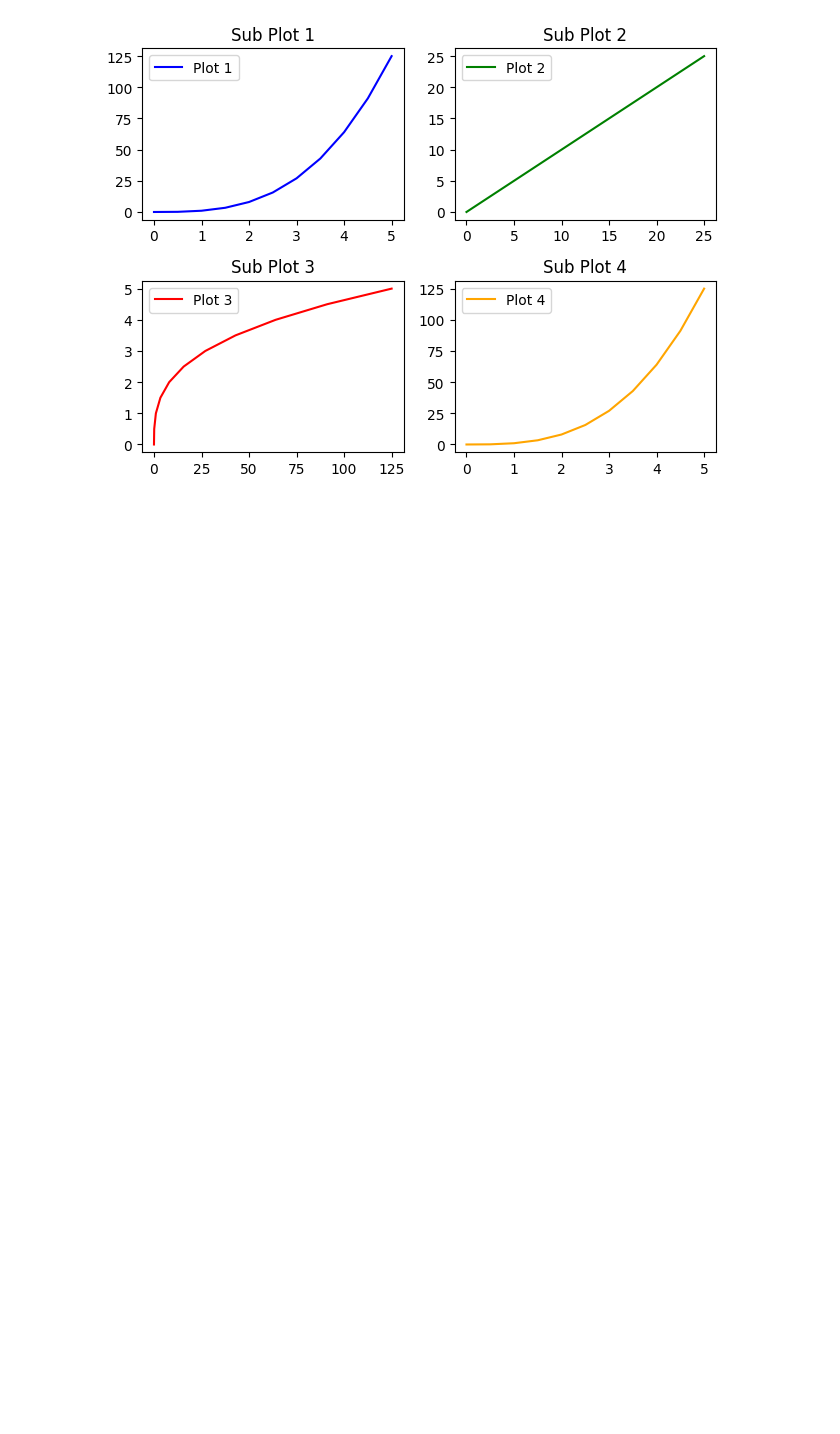
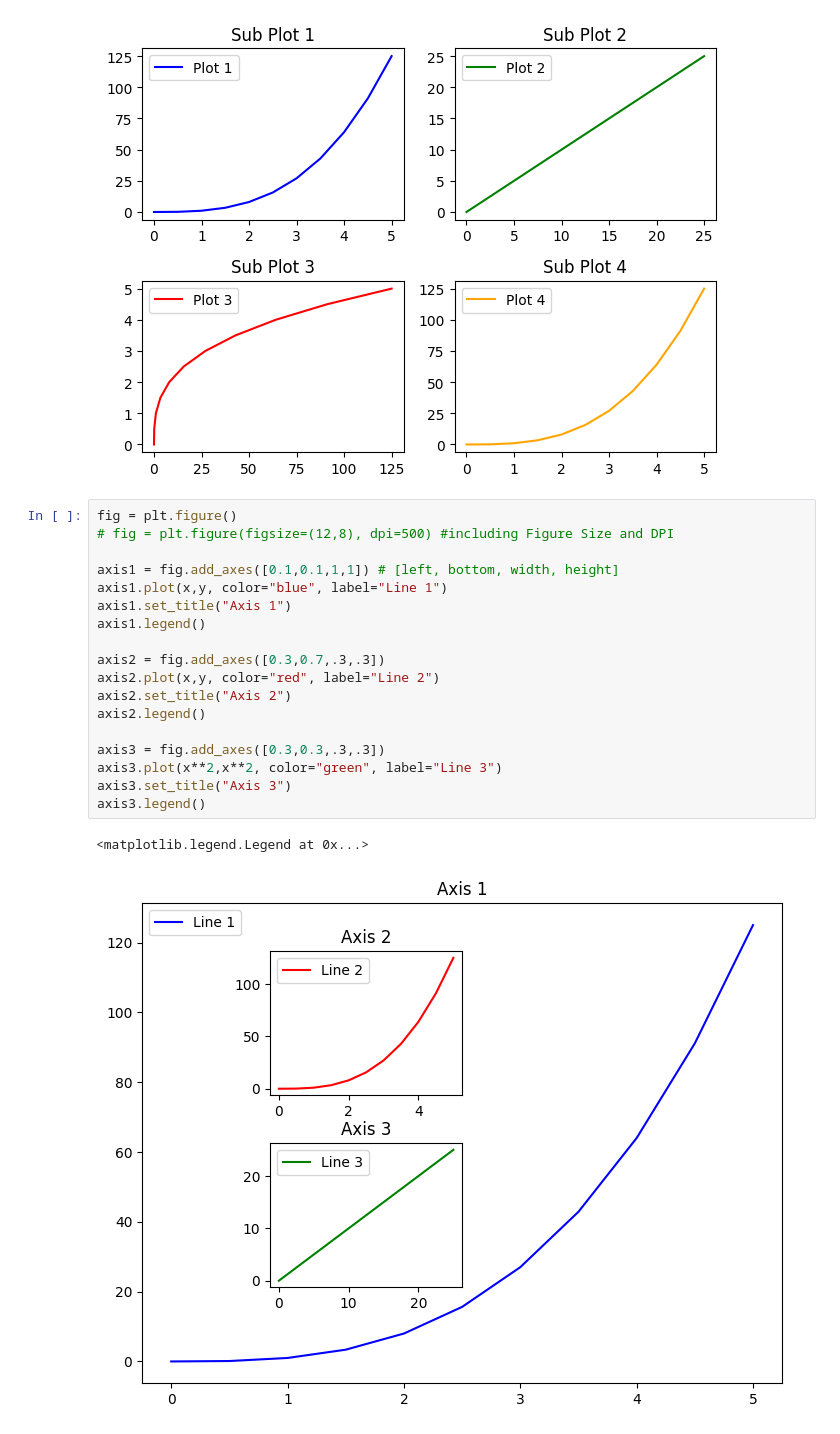
Before and after one commit to SatChittAnand/Data-Visualization, a Jupyter notebook: Data_Visualization.ipynb, the cells around one changed output. Saved outputs shown, nothing was run; the diff lists cells and outputs as text; blank space fills up the shorter version.

```diff
--- a/Data_Visualization.ipynb
+++ b/Data_Visualization.ipynb
@@ -128,3 +128,24 @@ plt.title("Sub Plot 4")
 plt.tight_layout()
 # %% [output]
 [figure]
+# %%
+fig = plt.figure()
+# fig = plt.figure(figsize=(12,8), dpi=500) #including Figure Size and DPI
+
+axis1 = fig.add_axes([0.1,0.1,1,1]) # [left, bottom, width, height]
+axis1.plot(x,y, color="blue", label="Line 1")
+axis1.set_title("Axis 1")
+axis1.legend()
+
+axis2 = fig.add_axes([0.3,0.7,.3,.3])
+axis2.plot(x,y, color="red", label="Line 2")
+axis2.set_title("Axis 2")
+axis2.legend()
+
+axis3 = fig.add_axes([0.3,0.3,.3,.3])
+axis3.plot(x**2,x**2, color="green", label="Line 3")
+axis3.set_title("Axis 3")
+axis3.legend()
+# %% [output]
+<matplotlib.legend.Legend at 0x...>
+[figure, added]
```
